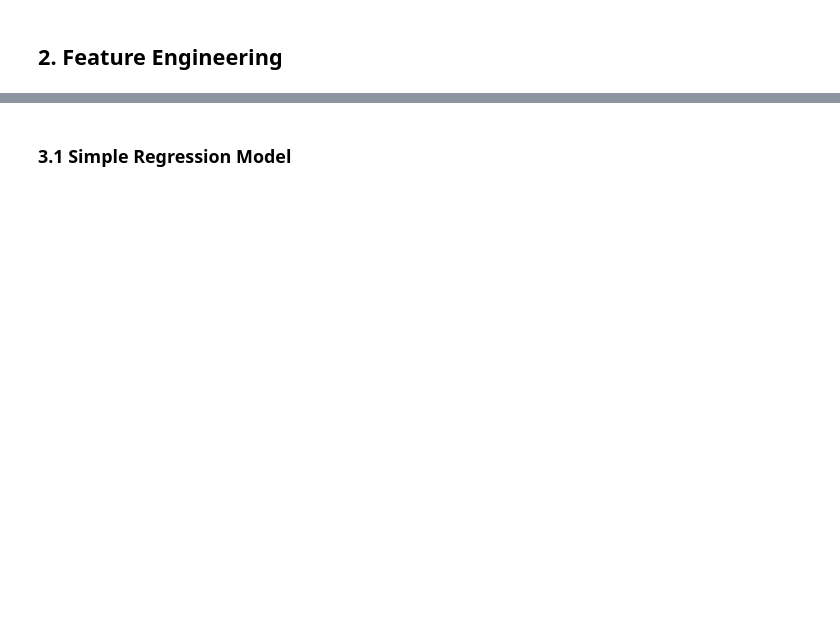
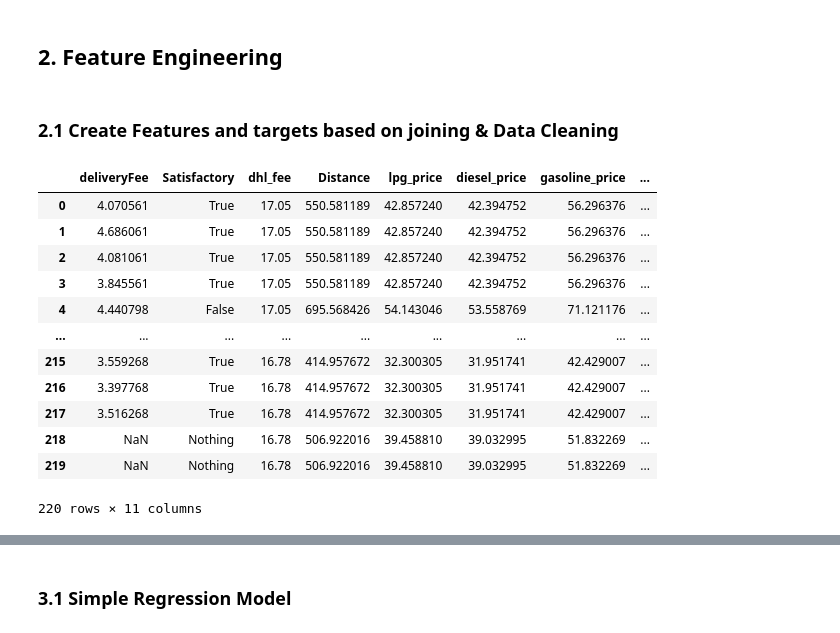
Before and after one commit to SYusupov/BDM_Cargo_Analytics, a Jupyter notebook: predictive_analysis/DeliveryFee_Regression.ipynb, the cells around one changed output, grey strips where cells are left out. Drawn from its saved outputs; the diff is of its cells as text; code cells hidden in the pictures; blank space fills up the shorter version.

```diff
--- a/predictive_analysis/DeliveryFee_Regression.ipynb
+++ b/predictive_analysis/DeliveryFee_Regression.ipynb
@@ -211,2 +215,52 @@ users.toPandas()
 # %% [markdown]
 ## 2. Feature Engineering
+# %% [markdown]
+### 2.1 Create Features and targets based on joining & Data Cleaning
+# %%
+new_requests = requests.join(users.select(["city","address"]), requests.pickUpAddress == users.address).\
+drop("address").withColumnRenamed("city", 'startCity')
+
+new_requests = new_requests.join(users.select(["city","address"]), new_requests.collectionAddress == users.address).\
+drop("address").withColumnRenamed("city", 'endCity')
+
+new_requests = new_requests.join(city_distances.select(["name1","name2","distance_km","lpg_price",
+                                                       "diesel_price","gasoline_price"]),
+                                 ((new_requests.startCity == city_distances.name1) & \
+                                  (new_requests.endCity == city_distances.name2)) | \
+                                 ((new_requests.startCity == city_distances.name2) & \
+                                  (new_requests.endCity == city_distances.name1))).drop("name1","name2")
+
+
+new_requests = new_requests.join(products.select(["product_id","product_weight_g","product_length_cm",
+                                                  "product_height_cm","product_width_cm"]),
+                                 (new_requests.productId == products.product_id)).drop("product_id")
+
+
+new_requests = new_requests.select(["deliveryFee","Satisfactory","dhl_fee","distance_km","lpg_price",
+                                    "diesel_price","gasoline_price","product_weight_g","product_length_cm",
+                                   "product_height_cm","product_width_cm"]).withColumnRenamed("distance_km","Distance")
+
+
+new_requests = new_requests.withColumn("Satisfactory",
+                                       when(new_requests.Satisfactory == "t",
+                                            regexp_replace(new_requests.Satisfactory,'t',"True")). \
+                                      when(new_requests.Satisfactory == "f",
+                                          regexp_replace(new_requests.Satisfactory,'f',"False")). \
+                                      otherwise("Nothing"))
+
+
+new_requests.toPandas()
+# %% [output]
+|  | deliveryFee | Satisfactory | dhl_fee | Distance | lpg_price | diesel_price | gasoline_price | ... |
+| 0 | 4.070561 | True | 17.05 | 550.581189 | 42.857240 | 42.394752 | 56.296376 | ... |
+| 1 | 4.686061 | True | 17.05 | 550.581189 | 42.857240 | 42.394752 | 56.296376 | ... |
+| 2 | 4.081061 | True | 17.05 | 550.581189 | 42.857240 | 42.394752 | 56.296376 | ... |
+| 3 | 3.845561 | True | 17.05 | 550.581189 | 42.857240 | 42.394752 | 56.296376 | ... |
+| 4 | 4.440798 | False | 17.05 | 695.568426 | 54.143046 | 53.558769 | 71.121176 | ... |
+| ... | ... | ... | ... | ... | ... | ... | ... | ... |
+| 215 | 3.559268 | True | 16.78 | 414.957672 | 32.300305 | 31.951741 | 42.429007 | ... |
+| 216 | 3.397768 | True | 16.78 | 414.957672 | 32.300305 | 31.951741 | 42.429007 | ... |
+| 217 | 3.516268 | True | 16.78 | 414.957672 | 32.300305 | 31.951741 | 42.429007 | ... |
+| 218 | NaN | Nothing | 16.78 | 506.922016 | 39.458810 | 39.032995 | 51.832269 | ... |
+| 219 | NaN | Nothing | 16.78 | 506.922016 | 39.458810 | 39.032995 | 51.832269 | ... |
+220 rows × 11 columns
```
Also changed, not shown: parts of 52 cells of this notebook, 4 other files.
